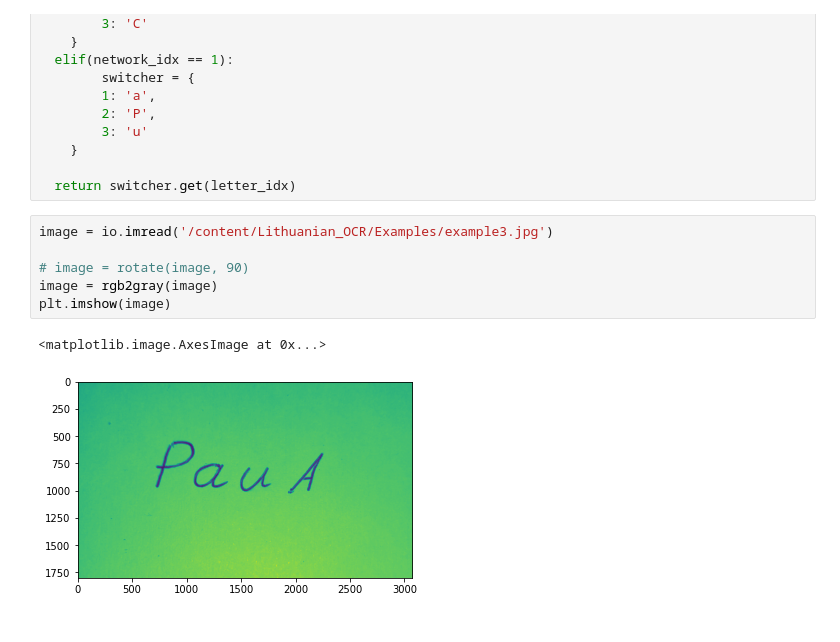
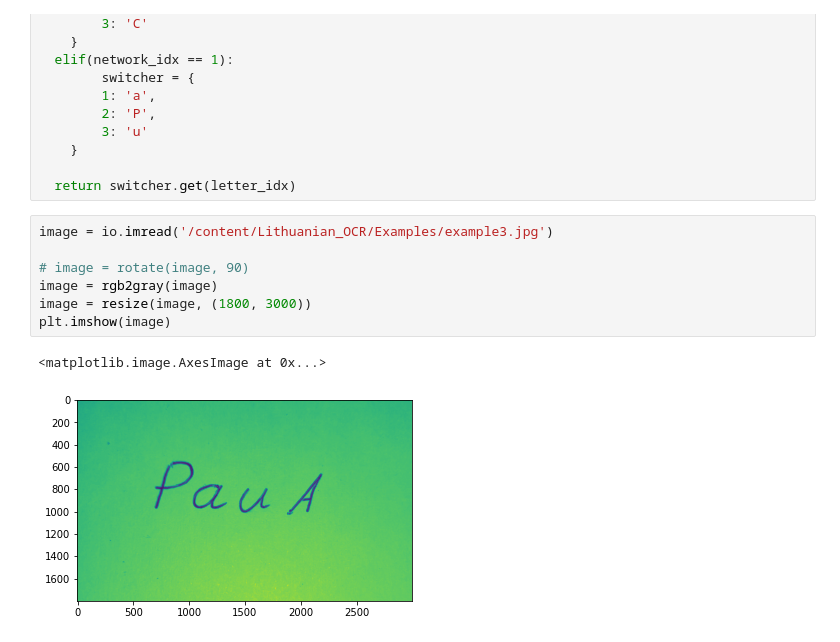
Before and after one commit to PauliusMilmantas/Lithuanian_OCR, a Jupyter notebook: Code/Detection.ipynb, the cells around one changed output. Drawn from its saved outputs; the diff is of its cells as text.

```diff
--- a/Code/Detection.ipynb
+++ b/Code/Detection.ipynb
@@ -144,12 +144,13 @@ def parse_letters(letter_idx, network_idx):
 # %%
 image = io.imread('/content/Lithuanian_OCR/Examples/example3.jpg')
 
 # image = rotate(image, 90)
 image = rgb2gray(image)
+image = resize(image, (1800, 3000))
 plt.imshow(image)
 # %% [output]
 <matplotlib.image.AxesImage at 0x...>
-[figure, old version]
+[figure, new version]
 # %%
 registered_x = []
 registered_y = []
```
Also changed, not shown: parts of 8 cells of this notebook, 2 other files.
